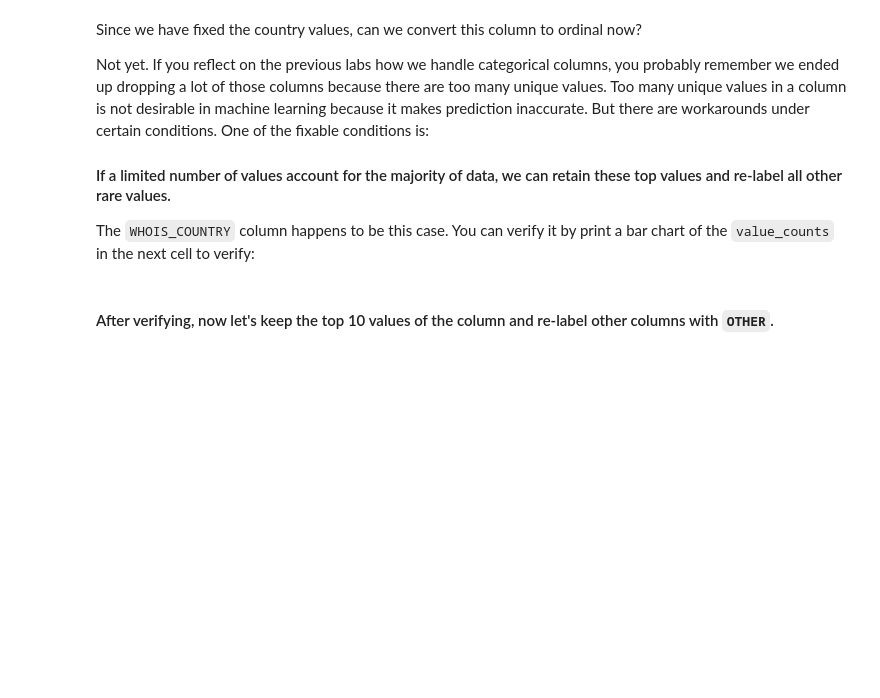
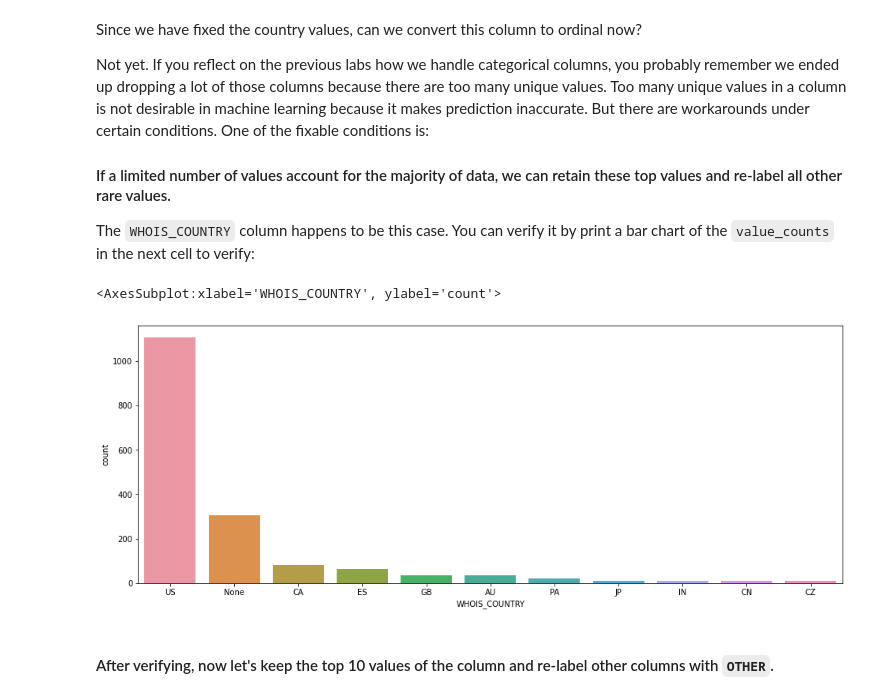
Before and after one commit to Ironhack-Data-Madrid-Febrero-2021/lab-supervised-learning, a Jupyter notebook: your-code/main.ipynb, the cells around one changed output. Drawn from its saved outputs; the diff is of its cells as text; code cells hidden in the pictures; blank space fills up the shorter version.

```diff
--- a/your-code/main.ipynb
+++ b/your-code/main.ipynb
@@ -269,0 +262,2 @@ missing values on CONTENT_LENGTH:  45.59 %
+# %%
+websites.drop(['CONTENT_LENGTH'], inplace=True, axis=1)
@@ -269,0 +287,2 @@ missing values on CONTENT_LENGTH:  45.59 %
+# %%
+websites = websites.dropna()
@@ -334,2 +374,10 @@ The `WHOIS_COUNTRY` column happens to be this case. You can verify it by print a
+# %%
+plt.figure(figsize=(16, 6))
+sns.countplot(x=websites.WHOIS_COUNTRY,
+              data = websites,
+              order = websites.WHOIS_COUNTRY.value_counts().iloc[:11].index, )
+# %% [output]
+<AxesSubplot:xlabel='WHOIS_COUNTRY', ylabel='count'>
+[figure, added]
 # %% [markdown]
 #### After verifying, now let's keep the top 10 values of the column and re-label other columns with `OTHER`.
```
Also changed, not shown: parts of 43 cells of this notebook, 1 other file.
